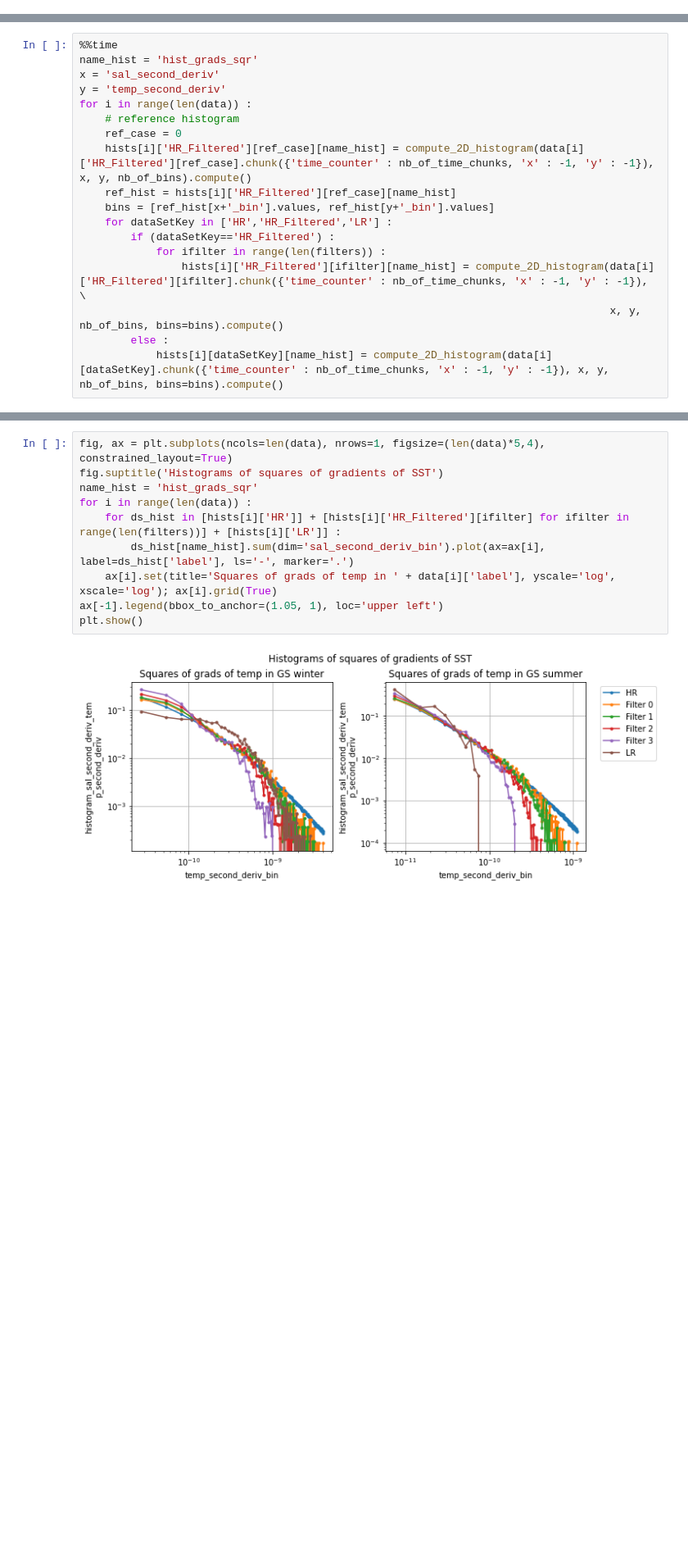
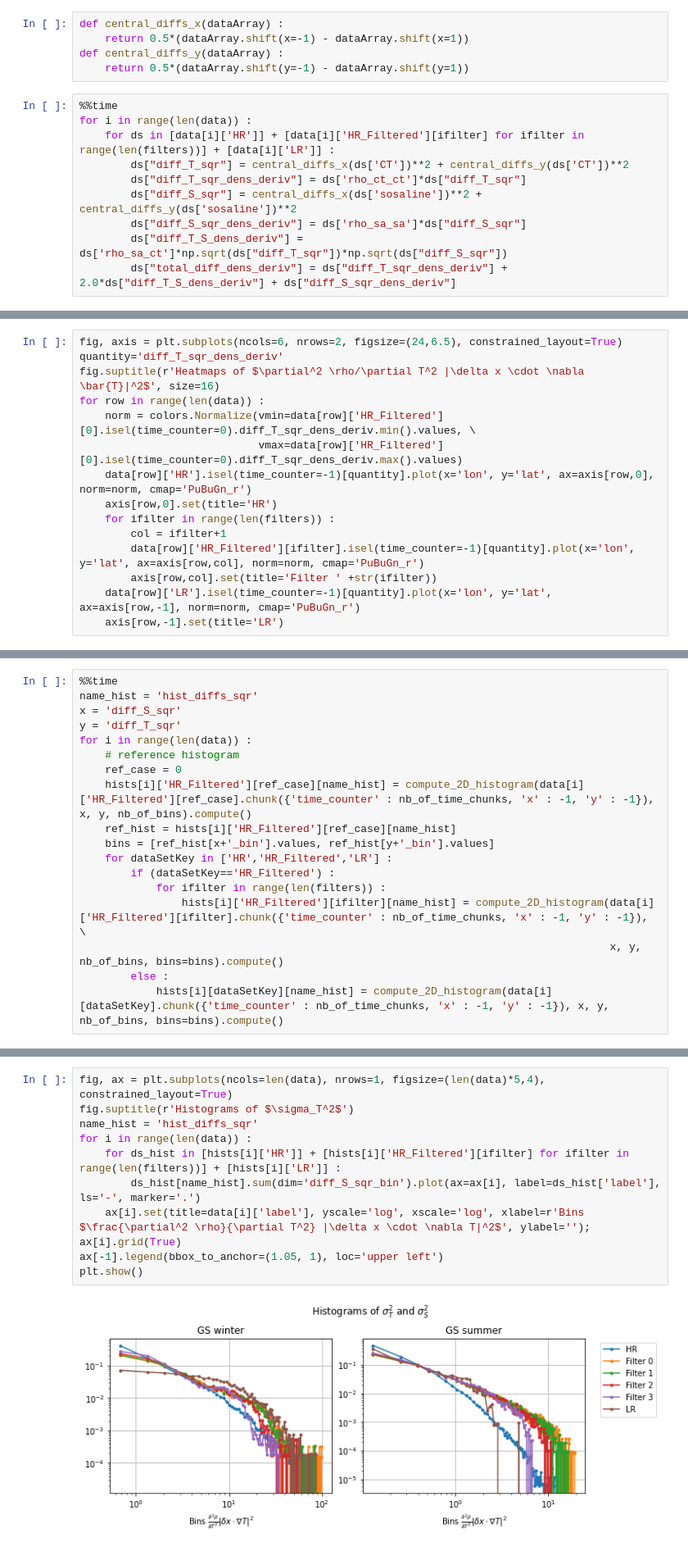
Before and after one commit to anastasiaGor/oceanDataNotebooks, a Jupyter notebook: gcm_filter/filter_compare.ipynb, the cells around one changed output, grey strips where cells are left out. Shown at 82% size. Cells and saved outputs as stored; diff of their text form; blank space fills up the shorter version.

```diff
--- a/gcm_filter/filter_compare.ipynb
+++ b/gcm_filter/filter_compare.ipynb
@@ -444,0 +384,15 @@ for i in range(len(data)) :
+# %%
+def central_diffs_x(dataArray) :
+    return 0.5*(dataArray.shift(x=-1) - dataArray.shift(x=1))
+def central_diffs_y(dataArray) :
+    return 0.5*(dataArray.shift(y=-1) - dataArray.shift(y=1))
+# %%
+%%time
+for i in range(len(data)) :
+    for ds in [data[i]['HR']] + [data[i]['HR_Filtered'][ifilter] for ifilter in range(len(filters))] + [data[i]['LR']] :
+        ds["diff_T_sqr"] = central_diffs_x(ds['CT'])**2 + central_diffs_y(ds['CT'])**2
+        ds["diff_T_sqr_dens_deriv"] = ds['rho_ct_ct']*ds["diff_T_sqr"]
+        ds["diff_S_sqr"] = central_diffs_x(ds['sosaline'])**2 + central_diffs_y(ds['sosaline'])**2
+        ds["diff_S_sqr_dens_deriv"] = ds['rho_sa_sa']*ds["diff_S_sqr"]
+        ds["diff_T_S_dens_deriv"] = ds['rho_sa_ct']*np.sqrt(ds["diff_T_sqr"])*np.sqrt(ds["diff_S_sqr"])
+        ds["total_diff_dens_deriv"] = ds["diff_T_sqr_dens_deriv"] + 2.0*ds["diff_T_S_dens_deriv"] + ds["diff_S_sqr_dens_deriv"]
@@ -444,0 +402,15 @@ for i in range(len(data)) :
+# %%
+fig, axis = plt.subplots(ncols=6, nrows=2, figsize=(24,6.5), constrained_layout=True)
+quantity='diff_T_sqr_dens_deriv'
+fig.suptitle(r'Heatmaps of $\partial^2 \rho/\partial T^2 |\delta x \cdot \nabla \bar{T}|^2$', size=16)
+for row in range(len(data)) :
+    norm = colors.Normalize(vmin=data[row]['HR_Filtered'][0].isel(time_counter=0).diff_T_sqr_dens_deriv.min().values, \
+                            vmax=data[row]['HR_Filtered'][0].isel(time_counter=0).diff_T_sqr_dens_deriv.max().values)
+    data[row]['HR'].isel(time_counter=-1)[quantity].plot(x='lon', y='lat', ax=axis[row,0], norm=norm, cmap='PuBuGn_r')
+    axis[row,0].set(title='HR')
+    for ifilter in range(len(filters)) :
+        col = ifilter+1
+        data[row]['HR_Filtered'][ifilter].isel(time_counter=-1)[quantity].plot(x='lon', y='lat', ax=axis[row,col], norm=norm, cmap='PuBuGn_r')
+        axis[row,col].set(title='Filter ' +str(ifilter))
+    data[row]['LR'].isel(time_counter=-1)[quantity].plot(x='lon', y='lat', ax=axis[row,-1], norm=norm, cmap='PuBuGn_r')
+    axis[row,-1].set(title='LR')
@@ -445,8 +421,8 @@ for i in range(len(data)) :
 # %%
 %%time
-name_hist = 'hist_grads_sqr'
-x = 'sal_second_deriv'
-y = 'temp_second_deriv'
+name_hist = 'hist_diffs_sqr'
+x = 'diff_S_sqr'
+y = 'diff_T_sqr'
 for i in range(len(data)) :
     # reference histogram
     ref_case = 0
@@ -466,12 +442,12 @@ Wall time: 7.33 s
 # %%
 fig, ax = plt.subplots(ncols=len(data), nrows=1, figsize=(len(data)*5,4), constrained_layout=True)
-fig.suptitle('Histograms of squares of gradients of SST')
-name_hist = 'hist_grads_sqr'
+fig.suptitle(r'Histograms of $\sigma_T^2$')
+name_hist = 'hist_diffs_sqr'
 for i in range(len(data)) :
     for ds_hist in [hists[i]['HR']] + [hists[i]['HR_Filtered'][ifilter] for ifilter in range(len(filters))] + [hists[i]['LR']] :
-        ds_hist[name_hist].sum(dim='sal_second_deriv_bin').plot(ax=ax[i], label=ds_hist['label'], ls='-', marker='.')
-    ax[i].set(title='Squares of grads of temp in ' + data[i]['label'], yscale='log', xscale='log'); ax[i].grid(True)
+        ds_hist[name_hist].sum(dim='diff_S_sqr_bin').plot(ax=ax[i], label=ds_hist['label'], ls='-', marker='.')
+    ax[i].set(title=data[i]['label'], yscale='log', xscale='log', xlabel=r'Bins $\frac{\partial^2 \rho}{\partial T^2} |\delta x \cdot \nabla T|^2$', ylabel=''); ax[i].grid(True)
 ax[-1].legend(bbox_to_anchor=(1.05, 1), loc='upper left')
 plt.show()
 # %% [output]
-[figure, old version]
+[figure, new version]
```
Also changed, not shown: parts of 31 cells of this notebook, 1 other file.
